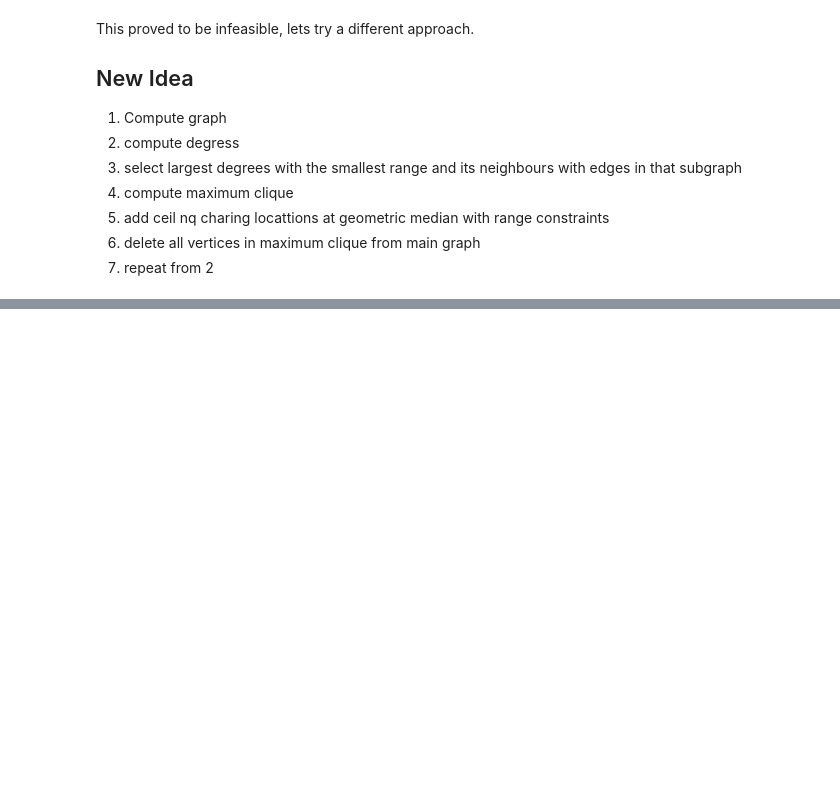
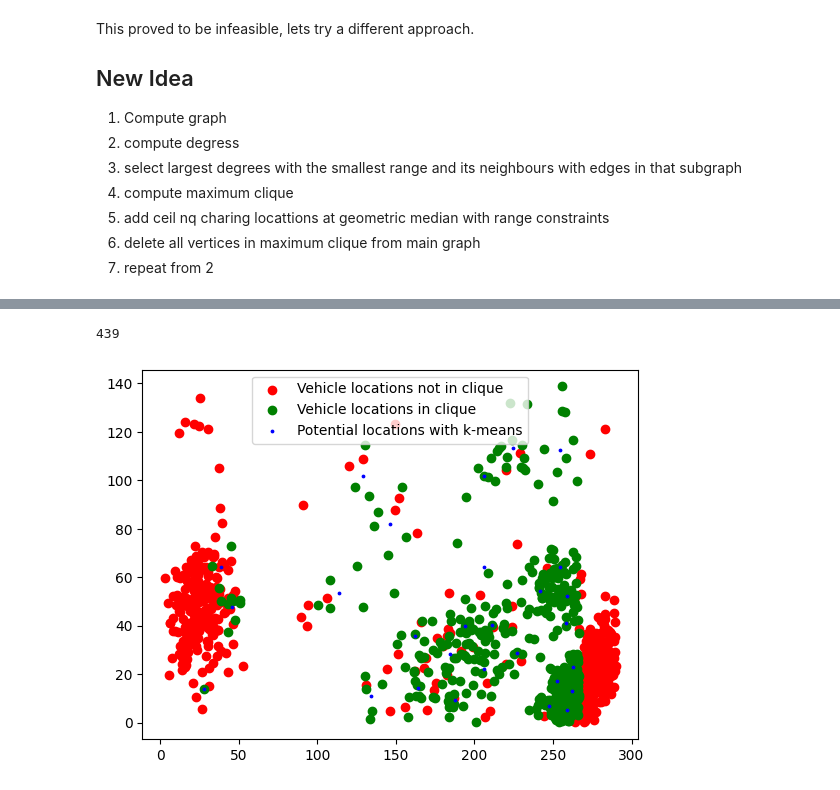
Before and after one commit to justuskilianwolff/ev-station-solver, a Jupyter notebook: test.ipynb, the cells around one changed output, grey strips where cells are left out. Cells and saved outputs as stored; diff of their text form; code cells hidden in the pictures; blank space fills up the shorter version.

```diff
--- a/test.ipynb
+++ b/test.ipynb
@@ -318,0 +173,25 @@ array([[  4.93,  39.61],
+# %%
+# find the largest clique
+largest_cliques = subgraph.largest_cliques()
+# %%
+largest_clique = np.array(largest_cliques[0])
+n_cars = len(largest_clique)
+n_cars
+# %% [output]
+439
+# %%
+kmeans = KMeans(n_clusters=-(n_cars // -16))
+kmeans.fit(unique_locations[largest_clique])
+cluster = kmeans.cluster_centers_
+# %%
+# create mask for clique
+mask = np.zeros(n_locations, dtype=bool)
+mask[largest_clique] = True
+# %%
+plt.scatter(unique_locations[~mask, 0], unique_locations[~mask, 1], c="red", label="Vehicle locations not in clique")
+plt.scatter(unique_locations[mask, 0], unique_locations[mask, 1], c="green", label="Vehicle locations in clique")
+plt.scatter(cluster[:, 0], cluster[:, 1], c="blue", label="Potential locations with k-means", s=3)
+plt.legend()
+plt.show()
+# %% [output]
+[figure, added]
```
Also changed, not shown: parts of 26 cells of this notebook.
